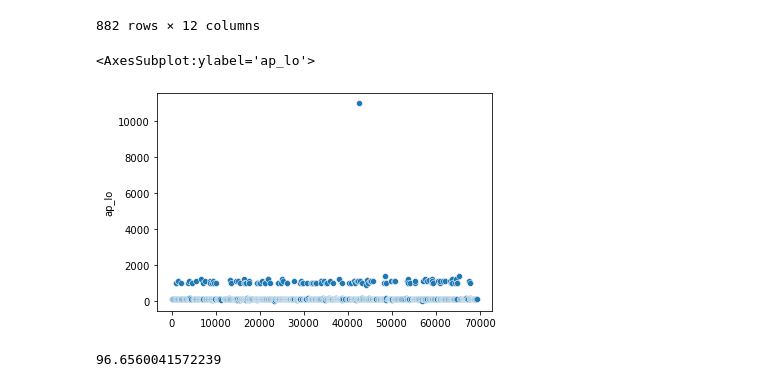
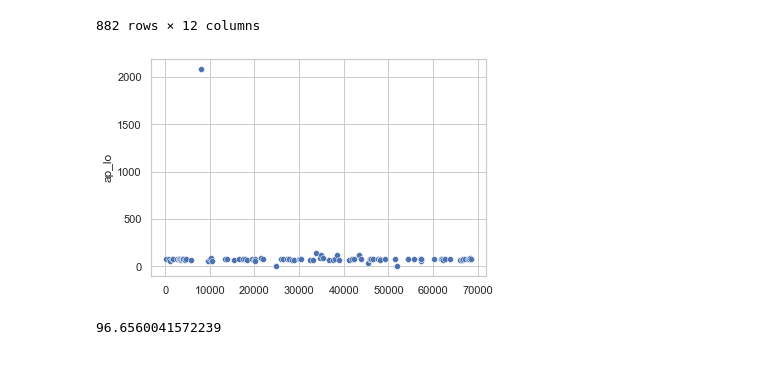
Before and after one commit to MyProjectsProgress/Cardiovascular_Disease_Detection, a Jupyter notebook: Stats Data Preprocessing.ipynb, the cells around one changed output. Cells and saved outputs as stored; diff of their text form; code cells hidden in the pictures.

Commit message:
2 notebooks
data preprocessing notebook for ML model and the second one for presentation

```diff
--- a/Stats Data Preprocessing.ipynb
+++ b/Stats Data Preprocessing.ipynb
@@ -436,10 +410,10 @@ ap_lo_outliers
 | 69268 | 59 | 2 | 168 | 63.0 | 140.0 | 1000 | 1 | 1 | 0 | 0 | 1 | ... |
 882 rows × 12 columns
 # %%
-sns.scatterplot(data = ap_hi_outliers["ap_lo"])
+sns.scatterplot(data = ap_hi_outliers_45["ap_lo"])
+plt.show()
 # %% [output]
-<AxesSubplot:ylabel='ap_lo'>
-[figure, old version]
+[figure, new version]
 # %%
 ap_lo_mean = df["ap_lo"].mean()
 ap_lo_mean
```
Also changed, not shown: parts of 42 cells of this notebook, 1 other file.
